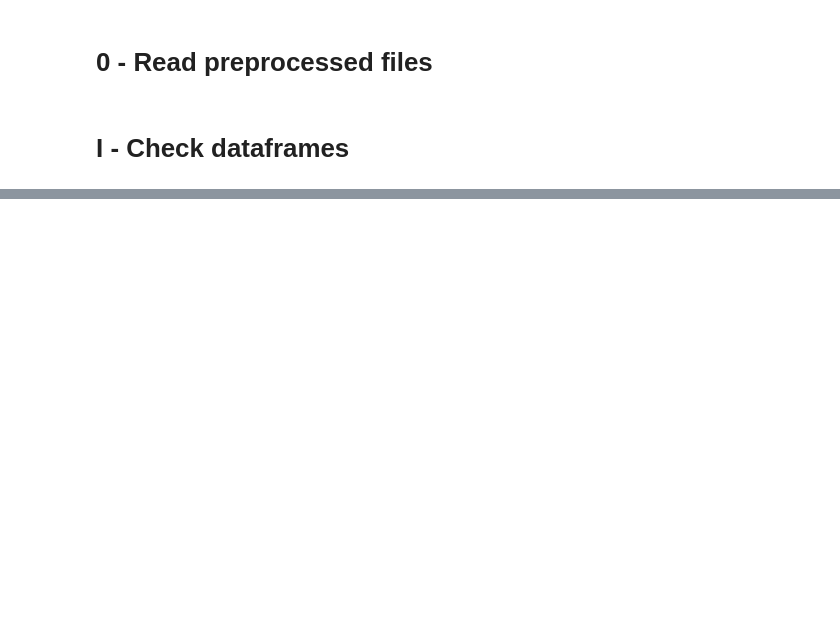
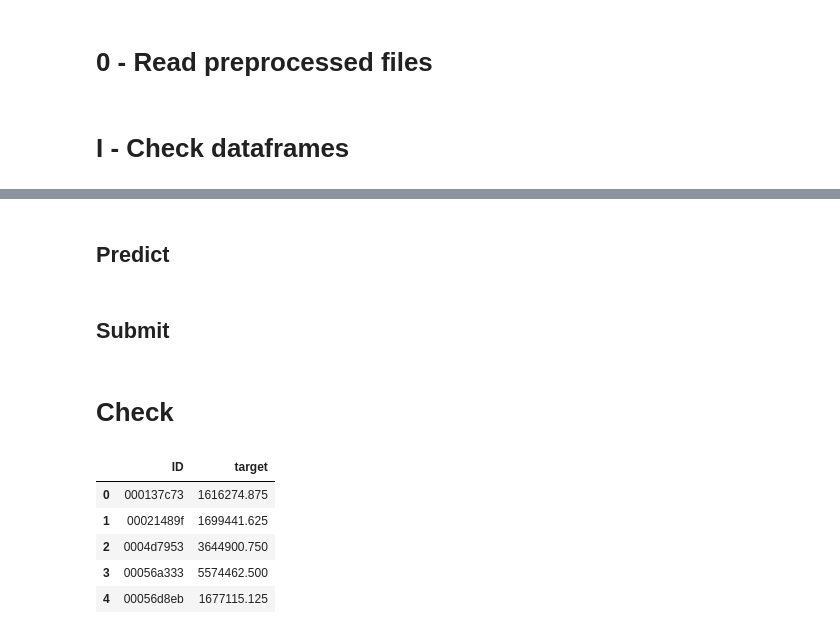
Before and after one commit to realumy/santander_value_prediction, a Jupyter notebook: notebooks/modelization/0_baseline_XGB.ipynb, the cells around one changed output, grey strips where cells are left out. Cells and saved outputs as stored; diff of their text form; code cells hidden in the pictures; blank space fills up the shorter version.

```diff
--- a/notebooks/modelization/0_baseline_XGB.ipynb
+++ b/notebooks/modelization/0_baseline_XGB.ipynb
@@ -24,0 +104,14 @@ df_test.head()
+# %%
+tr_data = xgb.DMatrix(X_train_sp, y_train_sp)
+va_data = xgb.DMatrix(X_val_sp, y_val_sp)
+
+watchlist = [(tr_data, 'train'), (va_data, 'valid')]
+# %%
+xgb_regressor = xgb.train(params_xgb,
+                          tr_data,
+                          num_boost_round=num_trees,
+                          evals=watchlist,
+                          maximize=False,
+                          early_stopping_rounds=early_stopping_rounds,
+                          verbose_eval=verbose_eval
+                          )
@@ -24,0 +141,24 @@ df_test.head()
+# %% [markdown]
+## Predict
+# %%
+te_data = xgb.DMatrix(df_test)
+y_pred_xgb = np.expm1(xgb_regressor.predict(te_data, ntree_limit=xgb_regressor.best_ntree_limit))
+# %% [markdown]
+## Submit
+# %%
+submit_name = 'baseline.csv'
+
+sub_xgb = pd.read_csv(raw_data_path+'sample_submission.csv')
+sub_xgb["target"] = y_pred_xgb
+sub_xgb.to_csv(submit_path+submit_name, index=False)
+# %% [markdown]
+# Check
+# %%
+sub_xgb.head()
+# %% [output]
+|  | ID | target |
+| 0 | 000137c73 | 1616274.875 |
+| 1 | 00021489f | 1699441.625 |
+| 2 | 0004d7953 | 3644900.750 |
+| 3 | 00056a333 | 5574462.500 |
+| 4 | 00056d8eb | 1677115.125 |
```
Also changed, not shown: parts of 21 cells of this notebook, 1 other file.
